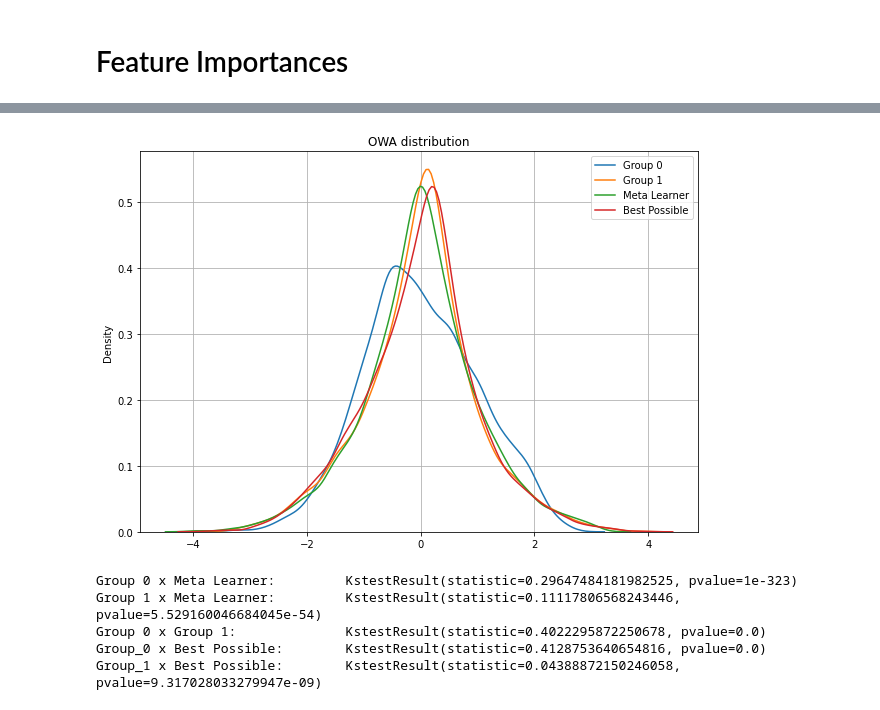
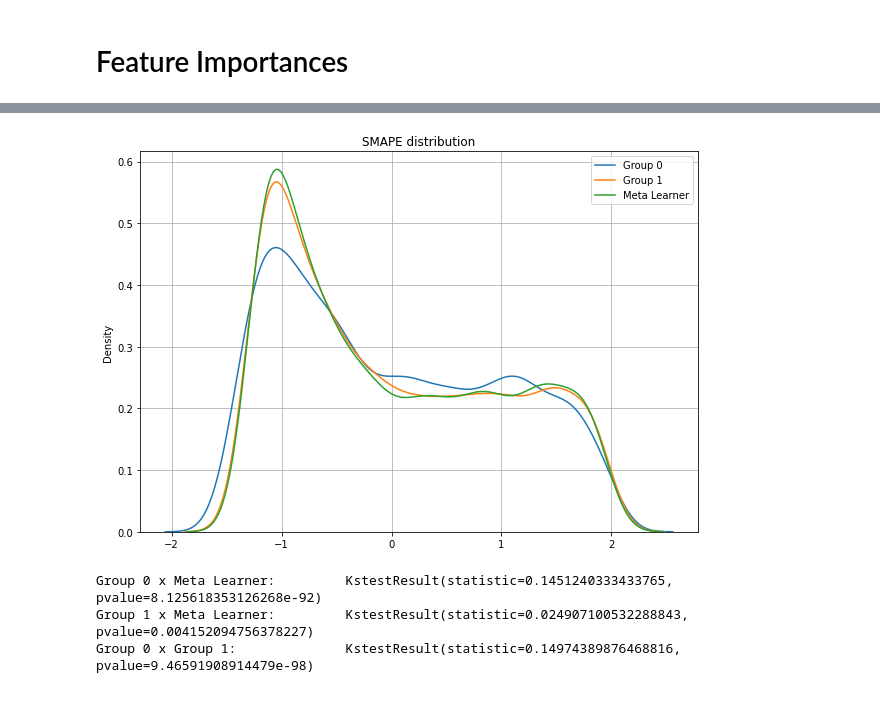
Before and after one commit to GDalforno/M4-Meta-Analysis, a Jupyter notebook: Meta Learning/Monthly.ipynb, the cells around one changed output, grey strips where cells are left out. Drawn from its saved outputs; the diff is of its cells as text; code cells hidden in the pictures.

```diff
--- a/Meta Learning/Monthly.ipynb
+++ b/Meta Learning/Monthly.ipynb
@@ -328,9 +308,15 @@ Using the Kolmogorov-Smirnov test on 2 samples we noted that there is no signifi
 # %%
-plt.figure(figsize=(10, 7))
-plt.title("SMAPE distribution")
-sns.distplot(power_transform(group0["SMAPE"].reshape(-1, 1)), label="Group 0", hist=False)
-sns.distplot(power_transform(group1["SMAPE"].reshape(-1, 1)), label="Group 1", hist=False)
-sns.distplot(power_transform(meta_learner["SMAPE"].reshape(-1, 1)), label="Meta Learner", hist=False)
-sns.distplot(power_transform(best_possible["SMAPE"].reshape(-1, 1)), label="Best Possible", hist=False)
-plt.legend()
-plt.grid()
+def plot_dist(metric):
+    plt.figure(figsize=(10, 7))
+    plt.title(f"{metric} distribution")
+    sns.distplot(power_transform(group0[metric].reshape(-1, 1)), label="Group 0", hist=False)
+    sns.distplot(power_transform(group1[metric].reshape(-1, 1)), label="Group 1", hist=False)
+    sns.distplot(power_transform(meta_learner[metric].reshape(-1, 1)), label="Meta Learner", hist=False)
+    plt.legend()
+    plt.grid()
+    plt.show()
+
+def stats_test(metric):
+    print(f"Group 0 x Meta Learner: \t{ks_2samp(group0[metric], meta_learner[metric])}")
+    print(f"Group 1 x Meta Learner: \t{ks_2samp(group1[metric], meta_learner[metric])}")
+    print(f"Group 0 x Group 1: \t\t{ks_2samp(group0[metric], group1[metric])}")
@@ -374,23 +323,8 @@ Group_1 x Best Possible:        KstestResult(statistic=0.021191121823842522, pva
-# %%
-plt.figure(figsize=(10, 7))
-plt.title("OWA distribution")
-sns.distplot(power_transform(group0["OWA"].reshape(-1, 1)), label="Group 0", hist=False)
-sns.distplot(power_transform(group1["OWA"].reshape(-1, 1)), label="Group 1", hist=False)
-sns.distplot(power_transform(meta_learner["OWA"].reshape(-1, 1)), label="Meta Learner", hist=False)
-sns.distplot(power_transform(best_possible["OWA"].reshape(-1, 1)), label="Best Possible", hist=False)
-plt.legend()
-plt.grid()
-# %% [output]
-[figure, removed]
-# %%
-print(f"Group 0 x Meta Learner: \t{ks_2samp(group0['OWA'], meta_learner['OWA'])}")
-print(f"Group 1 x Meta Learner: \t{ks_2samp(group1['OWA'], meta_learner['OWA'])}")
-print(f"Group 0 x Group 1: \t\t{ks_2samp(group0['OWA'], group1['OWA'])}")
-print(f"Group_0 x Best Possible: \t{ks_2samp(group0['OWA'], best_possible['OWA'])}")
-print(f"Group_1 x Best Possible: \t{ks_2samp(group1['OWA'], best_possible['OWA'])}")
-# %% [output]
-Group 0 x Meta Learner:         KstestResult(statistic=0.29647484181982525, pvalue=1e-323)
-Group 1 x Meta Learner:         KstestResult(statistic=0.11117806568243446, pvalue=5.529160046684045e-54)
-Group 0 x Group 1:              KstestResult(statistic=0.4022295872250678, pvalue=0.0)
-Group_0 x Best Possible:        KstestResult(statistic=0.4128753640654816, pvalue=0.0)
-Group_1 x Best Possible:        KstestResult(statistic=0.04388872150246058, pvalue=9.317028033279947e-09)
+# %%
+plot_dist("SMAPE")
+stats_test("SMAPE")
+# %% [output]
+[figure, added]
+Group 0 x Meta Learner:         KstestResult(statistic=0.1451240333433765, pvalue=8.125618353126268e-92)
+Group 1 x Meta Learner:         KstestResult(statistic=0.024907100532288843, pvalue=0.004152094756378227)
+Group 0 x Group 1:              KstestResult(statistic=0.14974389876468816, pvalue=9.46591908914479e-98)
```
Also changed, not shown: parts of 28 cells of this notebook, 2 other files.
